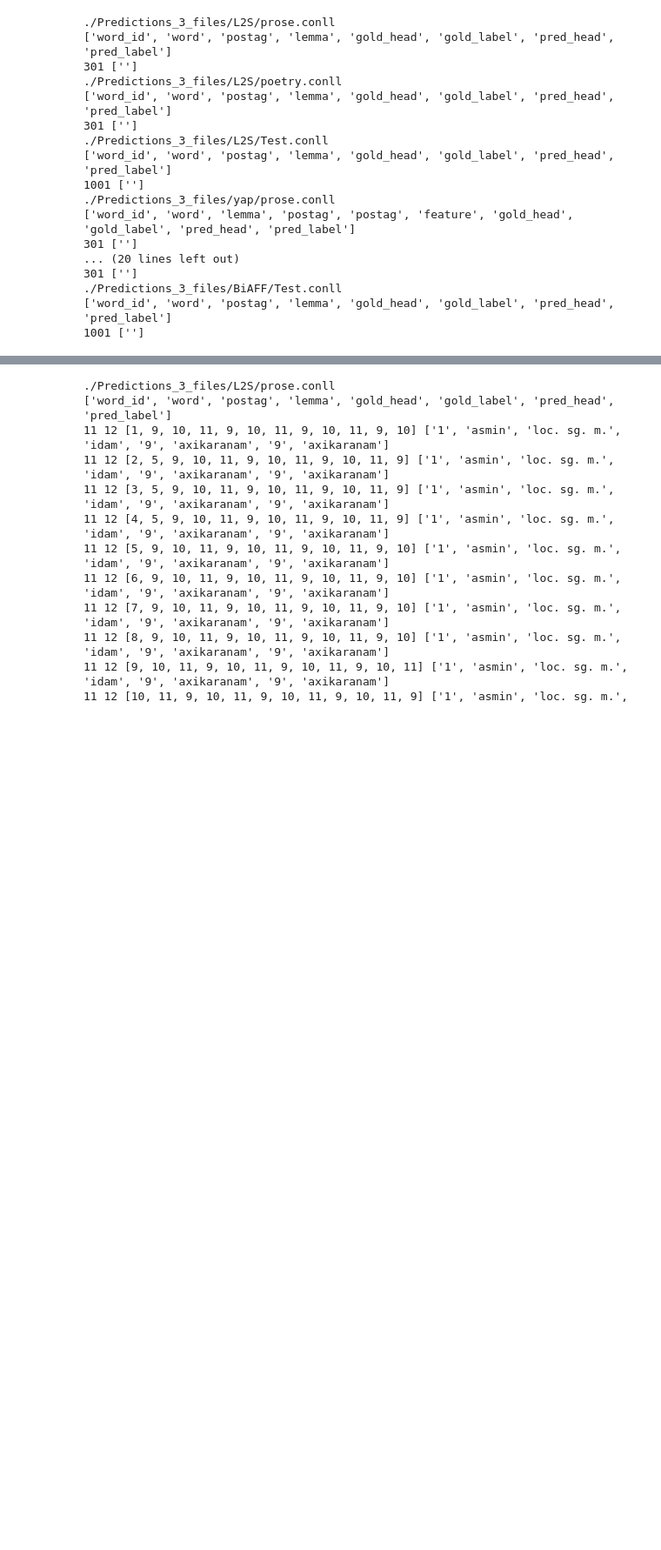
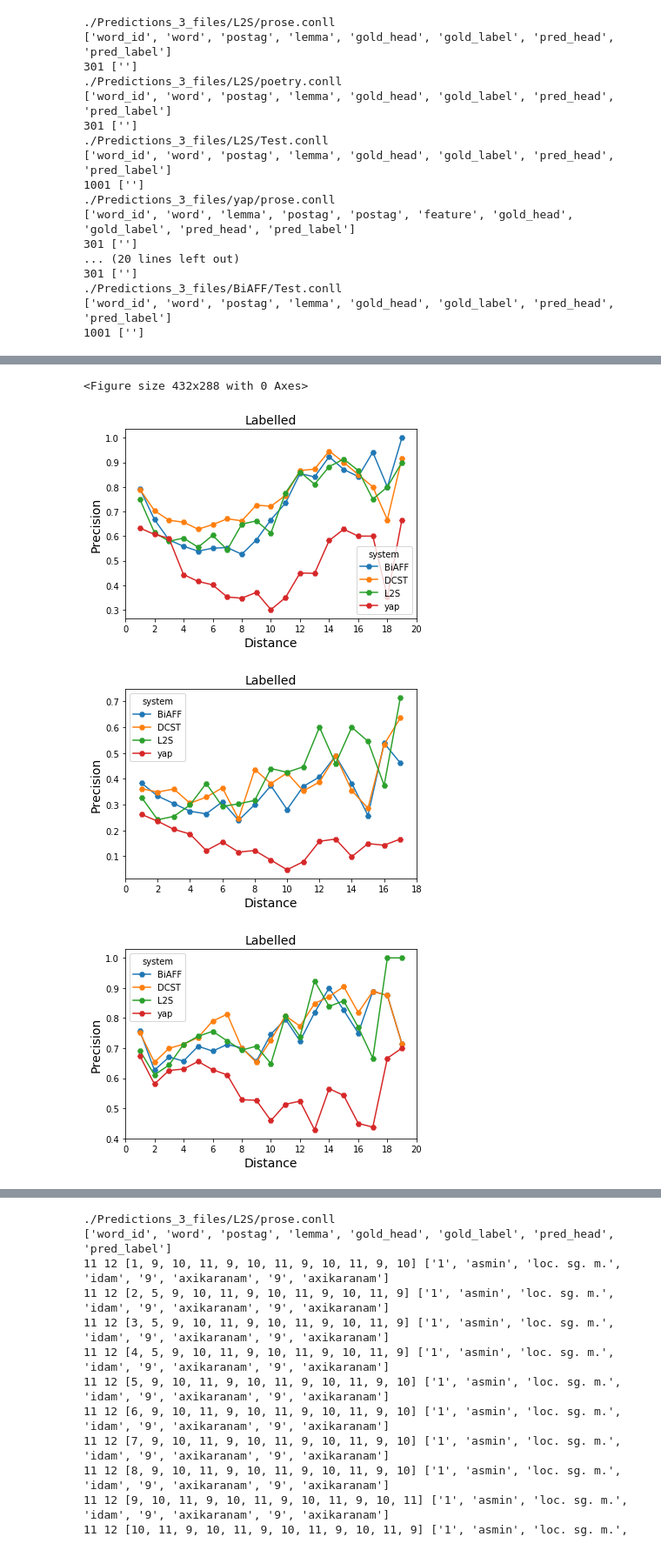
Before and after one commit to krishnamrith12/wscAnalysis, a Jupyter notebook: plots.ipynb, the cells around one changed output, grey strips where cells are left out. Shown at 87% size. Saved outputs shown, nothing was run; the diff lists cells and outputs as text; code cells hidden in the pictures; blank space fills up the shorter version.

```diff
--- a/plots.ipynb
+++ b/plots.ipynb
@@ -95,0 +129,18 @@ for item in overAllDict:
+# %%
+resList = list()
+for item in depDisttDictLab:
+    for stuff in depDisttDictLab[item]:
+        thing = depDisttDictLab[item][stuff]
+        resList.append([item.split("_")[0],item.split("_")[1],stuff,len(thing),sum(thing),sum(thing)/len(thing)])
+
+distPD = pd.DataFrame.from_records(resList,columns=["system","setting","Distance","lenth","summ","fscore"])
+plt.clf()
+item =  distPD["setting"].unique()
+plotter('prose',19,labOrNot="Labelled")
+plotter('poetry',17,labOrNot="Labelled")
+plotter('Test',19,labOrNot="Labelled")
+# %% [output]
+<Figure size 432x288 with 0 Axes>
+[figure, added]
+[figure, added]
+[figure, added]
```
Also changed, not shown: parts of 19 cells of this notebook, 14 other files.
